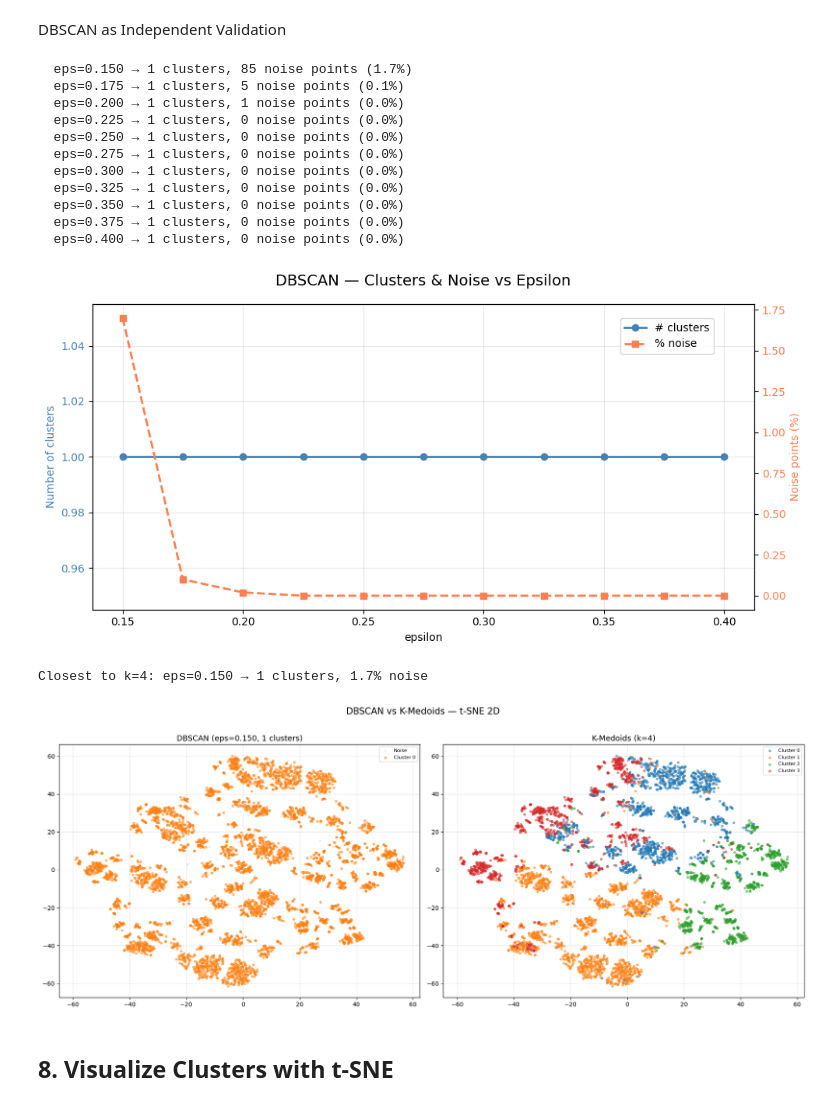
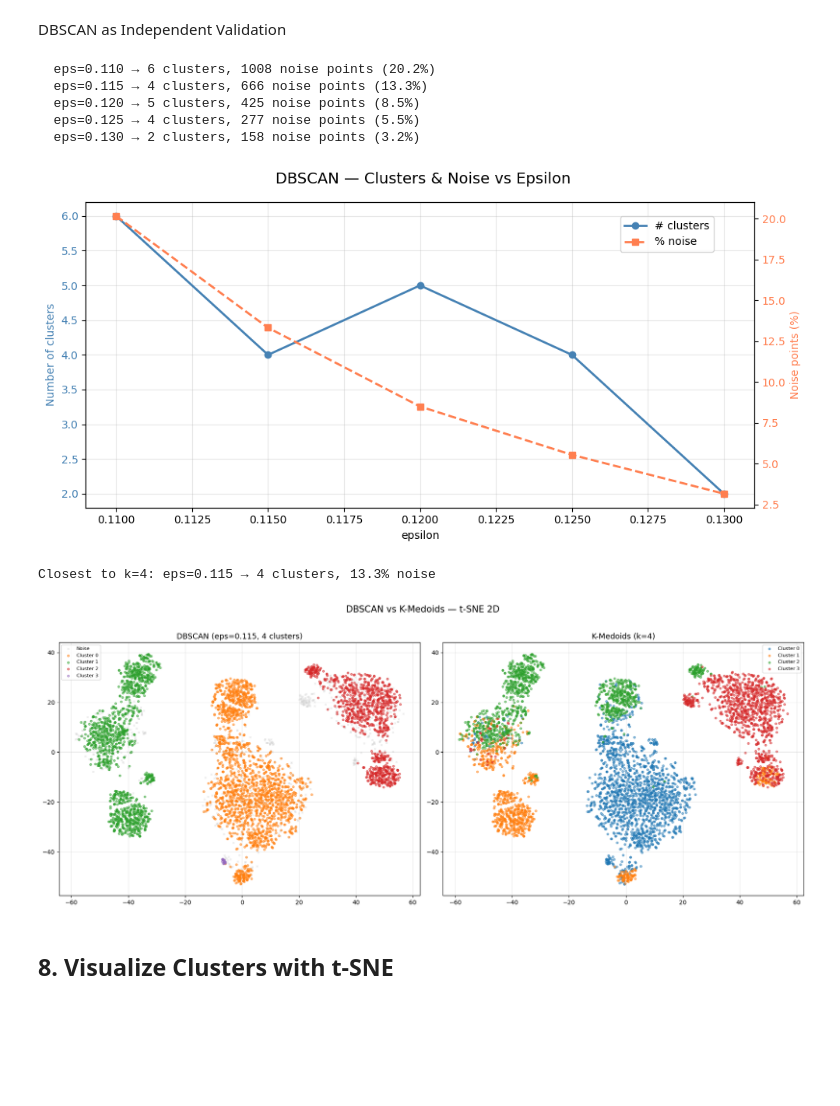
Before and after one commit to SimoneCerrone/FINTECH, a Jupyter notebook: BankClients_Segmentation_Final1.ipynb, the cells around one changed output. Drawn from its saved outputs; the diff is of its cells as text; code cells hidden in the pictures; blank space fills up the shorter version.

```diff
--- a/BankClients_Segmentation_Final1.ipynb
+++ b/BankClients_Segmentation_Final1.ipynb
@@ -1078,7 +1078,7 @@ palette = sns.color_palette('tab10', N_CLUSTERS)
 
 # ── Scan a range of epsilon values ───────────────────────────────────────────
 # With Gower distances in [0,1], epsilon typically falls in 0.15–0.40.
-eps_values = np.arange(0.15, 0.41, 0.025)
+eps_values = np.arange(0.11, 0.13, 0.005)
 min_samples = 10   # minimum cluster density (tune if needed)
 
 dbscan_results = []
@@ -1132,47 +1132,41 @@ fig, axes = plt.subplots(1, 2, figsize=(18, 7))
 db_labels = best_db['labels']
 unique_labels = sorted(set(db_labels))
 palette_db = sns.color_palette('tab10', len(unique_labels))
 
 for i, lbl in enumerate(unique_labels):
     mask = db_labels == lbl
     if lbl == -1:
         axes[0].scatter(Y_2d[mask, 0], Y_2d[mask, 1],
                         c='lightgray', marker='x', s=8, alpha=0.4, label='Noise')
     else:
         axes[0].scatter(Y_2d[mask, 0], Y_2d[mask, 1],
                         color=palette_db[i], s=12, alpha=0.5, label=f'Cluster {lbl}')
 axes[0].set_title(f'DBSCAN (eps={best_db["eps"]:.3f}, '
                    f'{best_db["n_clusters"]} clusters)', fontsize=13)
 axes[0].legend(fontsize=8)
 axes[0].grid(True, alpha=0.3)
 
 # Right: K-Medoids (for comparison)
 for c in range(N_CLUSTERS):
     mask = cluster_labels == c
     axes[1].scatter(Y_2d[mask, 0], Y_2d[mask, 1],
                     label=f'Cluster {c}', alpha=0.5, s=12, color=palette[c])
 axes[1].set_title(f'K-Medoids (k={N_CLUSTERS})', fontsize=13)
 axes[1].legend(fontsize=8)
 axes[1].grid(True, alpha=0.3)
 
 plt.suptitle('DBSCAN vs K-Medoids — t-SNE 2D', fontsize=15, y=1.02)
 plt.tight_layout()
 plt.show()
 # %% [output]
-  eps=0.150 → 1 clusters, 85 noise points (1.7%)
-  eps=0.175 → 1 clusters, 5 noise points (0.1%)
-  eps=0.200 → 1 clusters, 1 noise points (0.0%)
-  eps=0.225 → 1 clusters, 0 noise points (0.0%)
-  eps=0.250 → 1 clusters, 0 noise points (0.0%)
-  eps=0.275 → 1 clusters, 0 noise points (0.0%)
-  eps=0.300 → 1 clusters, 0 noise points (0.0%)
-  eps=0.325 → 1 clusters, 0 noise points (0.0%)
-  eps=0.350 → 1 clusters, 0 noise points (0.0%)
-  eps=0.375 → 1 clusters, 0 noise points (0.0%)
-  eps=0.400 → 1 clusters, 0 noise points (0.0%)
+  eps=0.110 → 6 clusters, 1008 noise points (20.2%)
+  eps=0.115 → 4 clusters, 666 noise points (13.3%)
+  eps=0.120 → 5 clusters, 425 noise points (8.5%)
+  eps=0.125 → 4 clusters, 277 noise points (5.5%)
+  eps=0.130 → 2 clusters, 158 noise points (3.2%)
-[figure, old version]
+[figure, new version]
-Closest to k=4: eps=0.150 → 1 clusters, 1.7% noise
+Closest to k=4: eps=0.115 → 4 clusters, 13.3% noise
-[figure, old version]
+[figure, new version]
 # %% [markdown]
 ## 8. Visualize Clusters with t-SNE
 # %%
```
